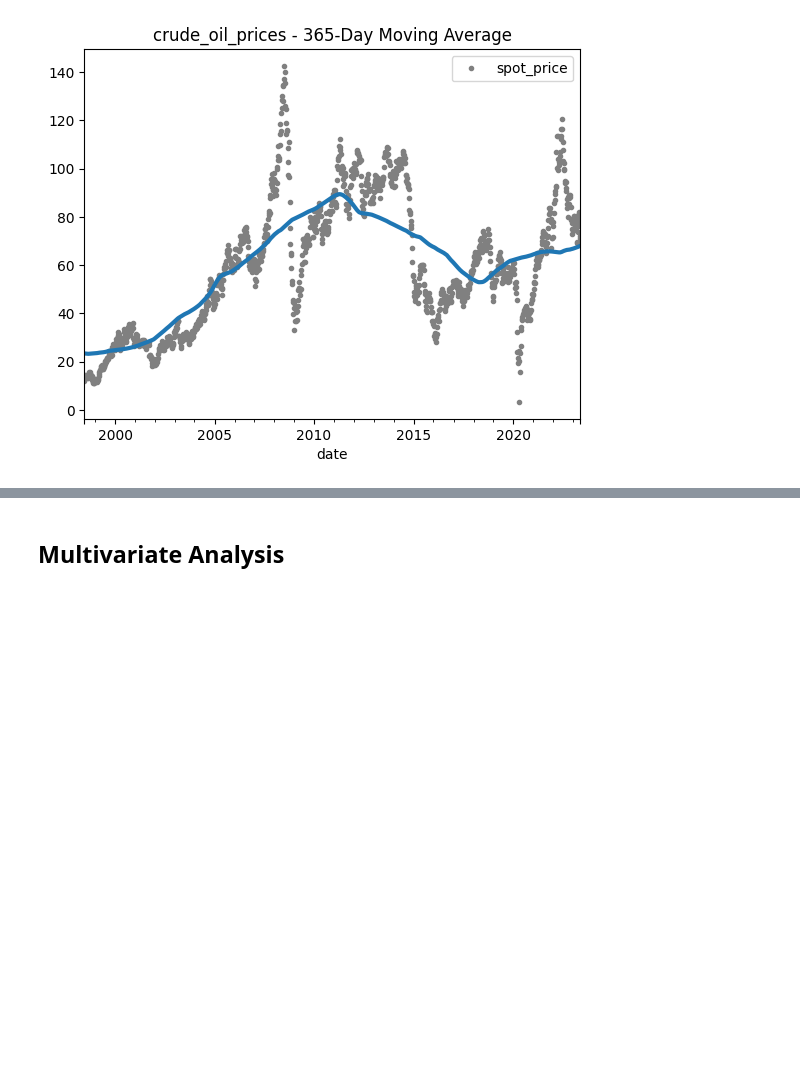
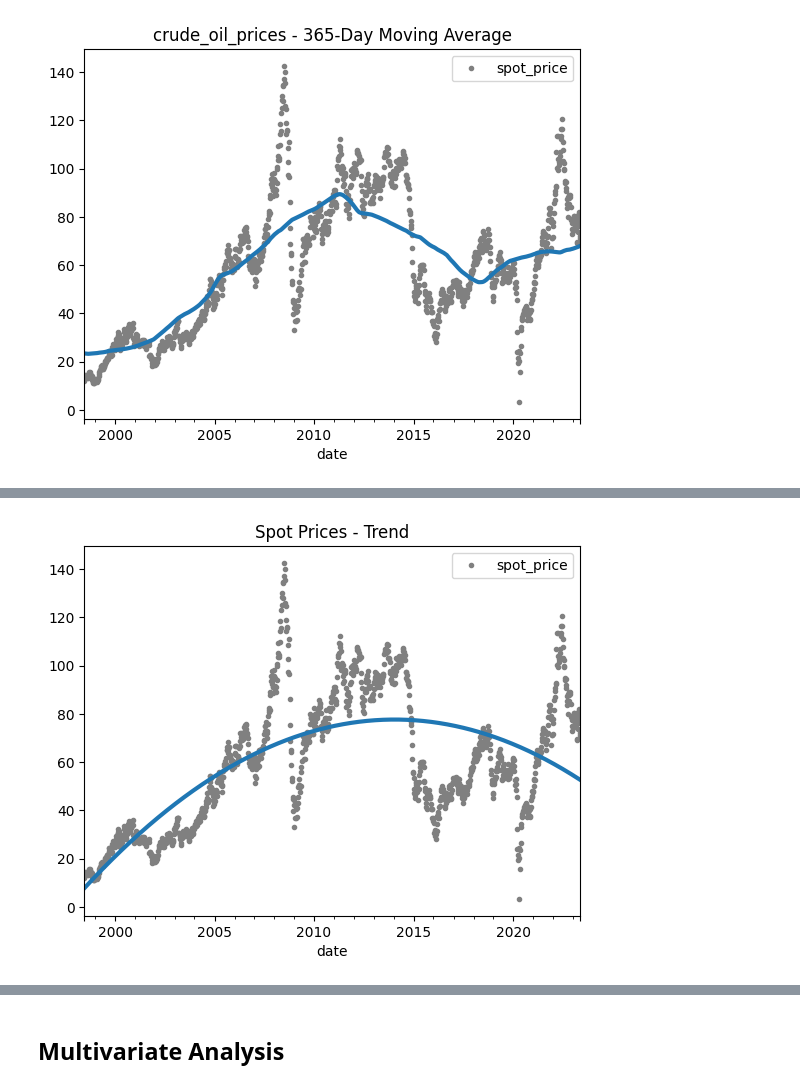
Before and after one commit to ikoghoemmanuell/Forecast-the-Future-Naira-Exchange-Rate, a Jupyter notebook: crude_oil_prices.ipynb, the cells around one changed output, grey strips where cells are left out. Drawn from its saved outputs; the diff is of its cells as text; code cells hidden in the pictures; blank space fills up the shorter version.

```diff
--- a/crude_oil_prices.ipynb
+++ b/crude_oil_prices.ipynb
@@ -445,0 +442,5 @@ NameError: name 'tunnel' is not defined
+# %%
+ax = train.plot(style=".", color="0.5", title="Spot Prices - Trend")
+_ = y_dp_pred.plot(ax=ax, linewidth=3, label="spot prices")
+# %% [output]
+[figure, added]
```
Also changed, not shown: parts of 15 cells of this notebook.
